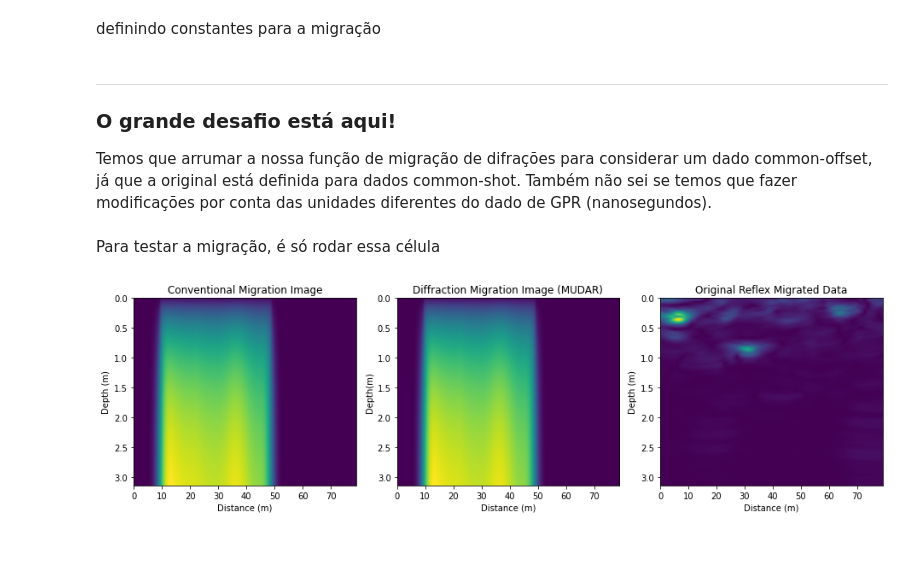
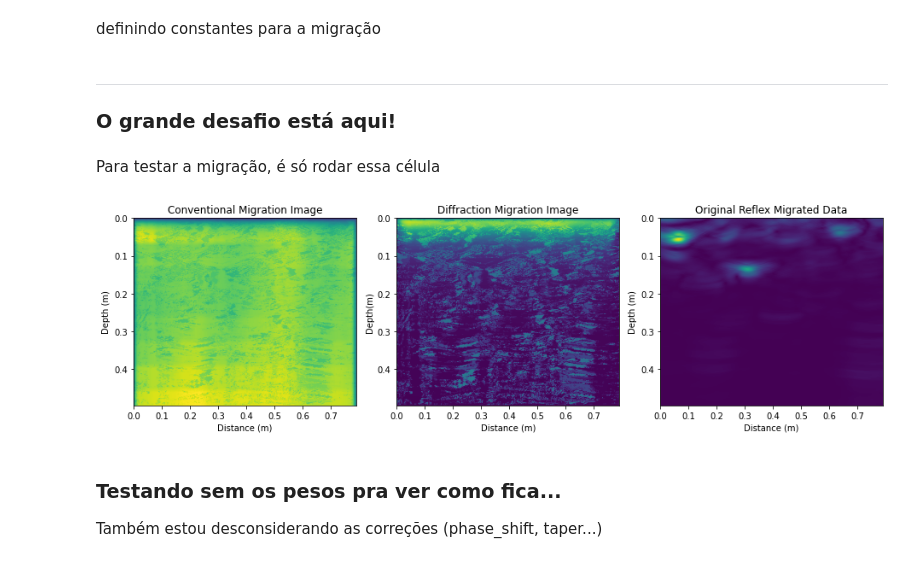
Before and after one commit to GuilhermeZakarewicz/DiffraPy, a Jupyter notebook: Testes_GPR.ipynb, the cells around one changed output. Cells and saved outputs as stored; diff of their text form; code cells hidden in the pictures.

```diff
--- a/Testes_GPR.ipynb
+++ b/Testes_GPR.ipynb
@@ -56,12 +56,12 @@ from tqdm import tqdm
 
 nx=ntrace
 nz=ntime
-
+dxtrace = dx
 nz = ntime
 t_total = ntime*dt
 z_total = (c*t_total)/2 # m
 dz = z_total/nz
 #dz = 0.0012675  # m
 
-teste_time_table = np.zeros([ntrace,nz,nx])
+time_table = np.zeros([ntrace,nz,nx])
 # %%
@@ -93,3 +90,6 @@ print(np.shape(teste_time_table))
 # %% [output]
 (316, 392, 316)
+# %%
+with open("Data/GPR_files/tt_gpr", "rb") as f:
+    time_table = np.load(f)
 # %%
@@ -120,7 +120,7 @@ plt.show()
 # %%
 migdata_envelope = np.loadtxt("Data/GPR_files/FILE_172_migrated4.ASC")
 # %%
-migdata_envelope = migdata_envelope[120:,:]
+migdata_envelope = migdata_envelope[sc:,:] #considering the static correction
 
 plt.imshow(migdata_envelope,aspect="auto",extent=[0,ntrace*dx,z_total,0])
 plt.title("Migrated + Envelope")
@@ -183,8 +183,6 @@ isx = 0 #o que eu faço aqui? como é common offset, não tem isx
 ******
 
 ### O grande desafio está aqui!
-
-Temos que arrumar a nossa função de migração de difrações para considerar um dado common-offset, já que a original está definida para dados common-shot. Também não sei se temos que fazer modificações por conta das unidades diferentes do dado de GPR (nanosegundos).
 # %%
 def gprKirchhoffMigration(gather,isx,dx,dz,dt,win,dwin,app_ref,app_dif,time_table,X,Y,sm):
 
@@ -209,9 +207,10 @@ def gprKirchhoffMigration(gather,isx,dx,dz,dt,win,dwin,app_ref,app_dif,time_tabl
     # Loop over each trace of the shot gather at src isx
     for igx in tqdm(range(0,ntr)):
 
-        w = df.peso(TTh,dt,X,Y,igx,isx)
-        w_reff = (w**4)*(sm)
-        w_diff = (1-(w**4))
+        #w = df.peso(time_table,dt,X,Y,igx,isx) #**vou ter que mudar o isx? common-offset, olhar como calculo essas funções...
+        w = df.peso(time_table,dt,X,Y,igx,igx)
+        w_reff = np.abs(w) #(w**2)#*(sm)
+        w_diff = np.abs(1 - np.abs(w))#(1-(w**2))
 
         trace_reflwin = np.zeros([nz,nx])
         trace_diffwin = np.zeros([nz,nx])
@@ -219,21 +218,25 @@ def gprKirchhoffMigration(gather,isx,dx,dz,dt,win,dwin,app_ref,app_dif,time_tabl
         ################################################
         ################################################
         ### MUDAR AQUI PARA CONSIDERAR COMMON-OFFSET ###
-        R = np.sqrt(IIZ**2 + (IIX-(igx+isx)/2*dx)**2)
-        #r = np.sqrt((ixtrace*dx-ixs*dx)**2+(izs*dx)**2)
+        #R = np.sqrt(IIZ**2 + (IIX-(igx+isx)/2*dx)**2)
+        #r = np.sqrt((ixtrace*dx-ixs*dx)**2+(izs*dz)**2)
+        R = np.sqrt(IIZ**2 + (IIX - igx*dx)**2) #tá certo?
         ################################################
         ################################################
 
         r_mask = (R==0)
         R[r_mask]= dx/1000
         obli = IIZ/R
-        trace_appref = df.taper(ntr,nz,app_ref,isx,igx)
-        trace_appdif = taper(ntr,nz,app_dif,isx,igx)
+        #trace_appref = df.taper(ntr,nz,app_ref,isx,igx)
+        #trace_appdif = df.taper(ntr,nz,app_dif,isx,igx)
+        trace_appref = df.taper(ntr,nz,app_ref,igx,igx)
+        trace_appdif = df.taper(ntr,nz,app_dif,igx,igx)
 
         for j in range(len(window)): # somar amplitudes da curva de difração com uma janela
             ###########################################
             ######## aqui vou ter que trocar ##########
-            t = timer[isx,0:nz,0:nx] + timer[igx,0:nz,0:nx] #t_{d}
+            #t = timer[isx,0:nz,0:nx] + timer[igx,0:nz,0:nx] #t_{d}
+            t = timer[igx,0:nz,0:nx] #t_{d}, já considero o double travel time
             ###########################################
             twin = t + window[j]
             t2 = (twin<nt)*twin
@@ -248,36 +251,34 @@ def gprKirchhoffMigration(gather,isx,dx,dz,dt,win,dwin,app_ref,app_dif,time_tabl
         refl_mig[0:nz,0:nx] = refl_mig[0:nz,0:nx] + trace_reflwin*obli
         diff_mig[0:nz,0:nx] = diff_mig[0:nz,0:nx] + trace_diffwin*obli
 
-    mig_final = np.add.reduce(migs)
-    refl_mig = np.add.reduce(refl_migs)
-    diff_mig = np.add.reduce(diff_migs)
-
     return refl_mig,diff_mig
 # %% [markdown]
 Para testar a migração, é só rodar essa célula
 # %%
-#refl = gprKirchhoffMigration(cdp1,isx,dx,dz,dt,win,dwin,app_ref,app_dif,TTh,X,Y,sm)
-refl,diff = gprKirchhoffMigration(cdp1,isx,dx,dz,dt,win,dwin,app_ref,app_dif,TTh,X,Y,sm)
-#refl,diff = df.kirchhoffMigration(cdp1,isx,dx,dz,dt,win,dwin,app_ref,app_dif,TTh,X,Y,sm)
+refl,diff = gprKirchhoffMigration(cdp1,isx,dx,dz,dt,win,dwin,app_ref,app_dif,time_table,X,Y,sm)
 
 fig, (ax1, ax2, ax3) = plt.subplots(1,3,figsize=(13,4))
 
 ax1.imshow(refl, aspect="auto",extent=[0,dx*nx,dz*nz,0])
 ax1.set_title("Conventional Migration Image")
 ax1.set_xlabel("Distance (m)")
 ax1.set_ylabel("Depth (m)")
 
-ax2.imshow(refl, aspect="auto",extent=[0,dx*nx,dz*nz,0])
-ax2.set_title("Diffraction Migration Image (MUDAR)")
+ax2.imshow(diff, aspect="auto",extent=[0,dx*nx,dz*nz,0])
+ax2.set_title("Diffraction Migration Image")
 ax2.set_xlabel("Distance (m)")
 ax2.set_ylabel("Depth(m)")
 
 ax3.imshow(migdata_envelope, aspect="auto",extent=[0,dx*nx,dz*nz,0])
 ax3.set_title("Original Reflex Migrated Data")
 ax3.set_xlabel("Distance (m)")
 ax3.set_ylabel("Depth (m)")
 
 plt.tight_layout()
 plt.show()
 # %% [output]
-[figure, old version]
+[figure, new version]
+# %% [markdown]
+### Testando sem os pesos pra ver como fica...
+
+Também estou desconsiderando as correções (phase_shift, taper...)
```
Also changed, not shown: parts of 34 cells of this notebook, 1 other file.
